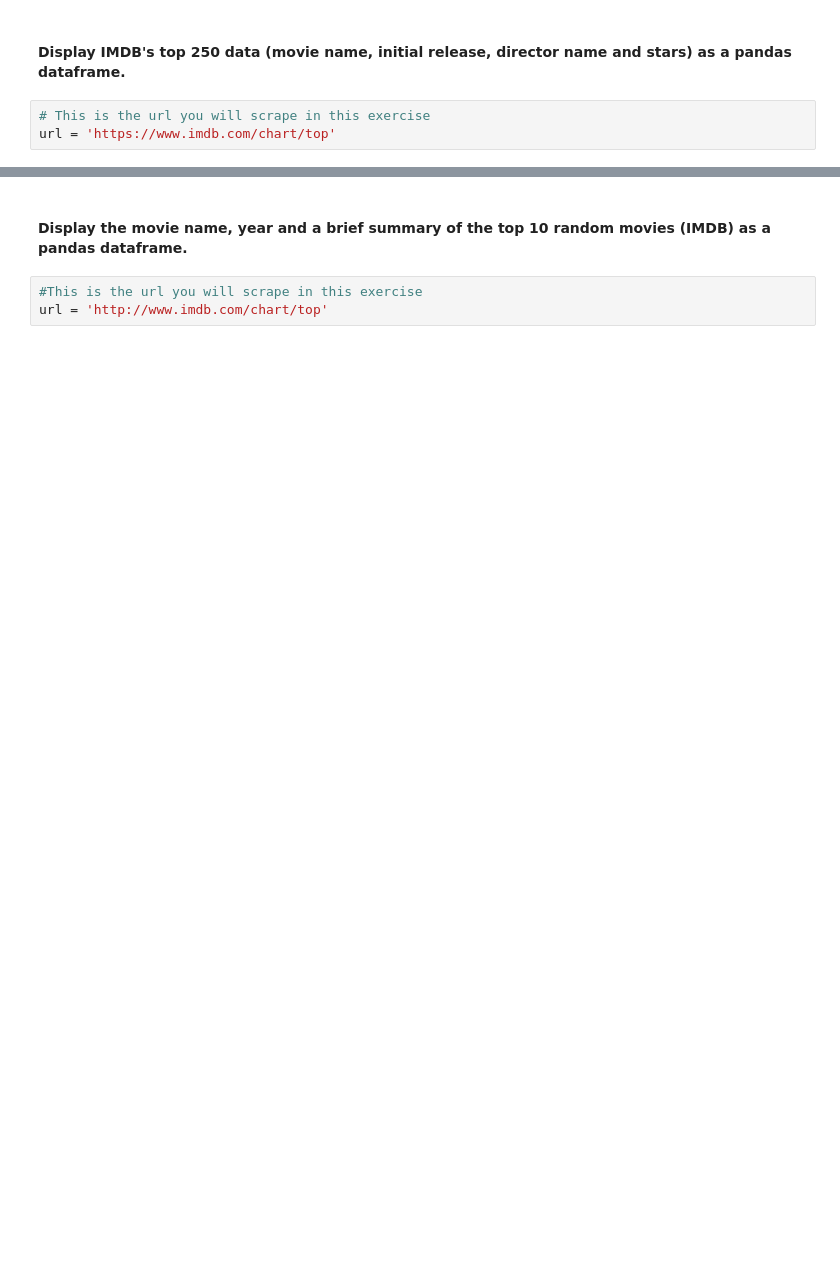
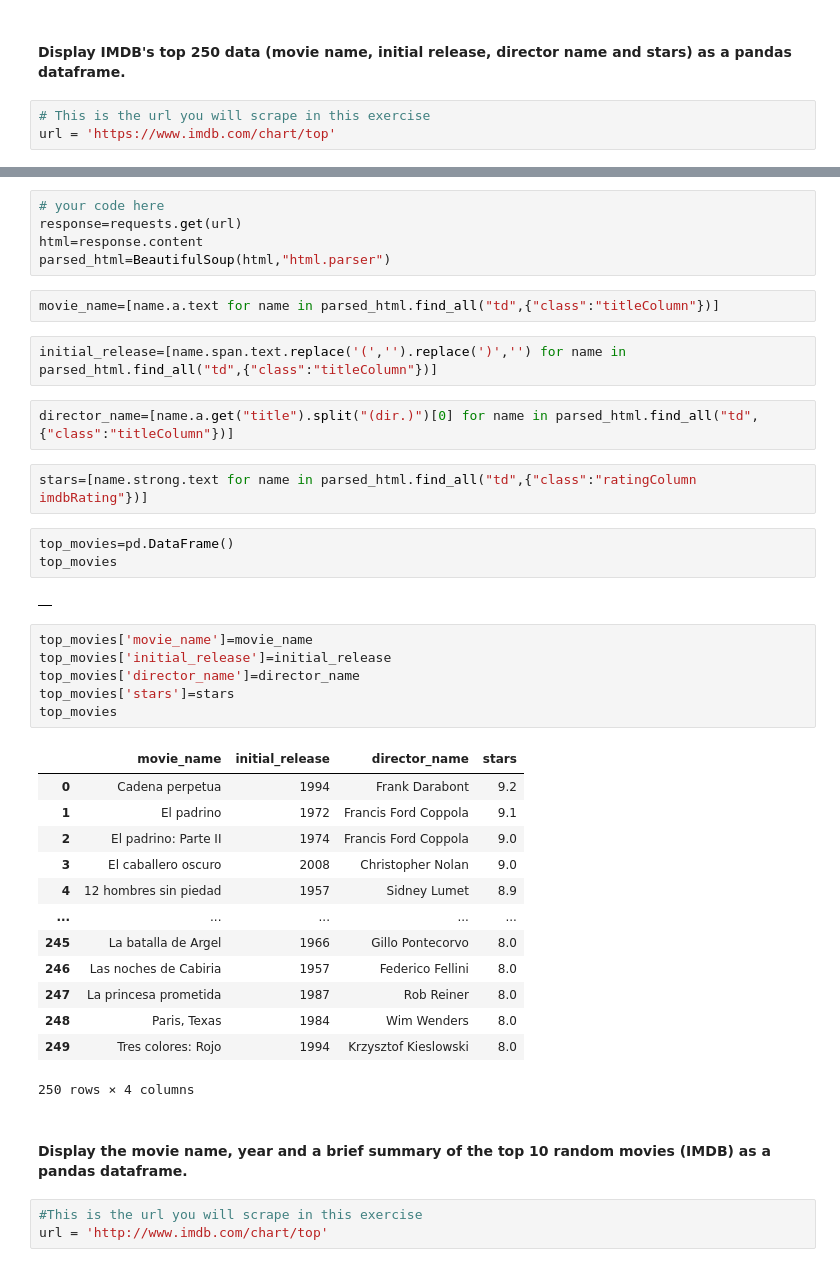
Before and after one commit to Malvagfr/dataptmad1121_labs, a Jupyter notebook: extra-work/m1/lab-web-scraping/your-code/main.ipynb, the cells around one changed output, grey strips where cells are left out. Cells and saved outputs as stored; diff of their text form; blank space fills up the shorter version.

```diff
--- a/extra-work/m1/lab-web-scraping/your-code/main.ipynb
+++ b/extra-work/m1/lab-web-scraping/your-code/main.ipynb
@@ -468,3 +466,41 @@ url = 'https://www.imdb.com/chart/top'
+# %%
+# your code here
+response=requests.get(url)
+html=response.content
+parsed_html=BeautifulSoup(html,"html.parser")
+# %%
+movie_name=[name.a.text for name in parsed_html.find_all("td",{"class":"titleColumn"})]
+# %%
+initial_release=[name.span.text.replace('(','').replace(')','') for name in parsed_html.find_all("td",{"class":"titleColumn"})]
+# %%
+director_name=[name.a.get("title").split("(dir.)")[0] for name in parsed_html.find_all("td",{"class":"titleColumn"})]
+# %%
+stars=[name.strong.text for name in parsed_html.find_all("td",{"class":"ratingColumn imdbRating"})]
+# %%
+top_movies=pd.DataFrame()
+top_movies
+# %% [output]
+|  |
+# %%
+top_movies['movie_name']=movie_name
+top_movies['initial_release']=initial_release
+top_movies['director_name']=director_name
+top_movies['stars']=stars
+top_movies
+# %% [output]
+|  | movie_name | initial_release | director_name | stars |
+| 0 | Cadena perpetua | 1994 | Frank Darabont | 9.2 |
+| 1 | El padrino | 1972 | Francis Ford Coppola | 9.1 |
+| 2 | El padrino: Parte II | 1974 | Francis Ford Coppola | 9.0 |
+| 3 | El caballero oscuro | 2008 | Christopher Nolan | 9.0 |
+| 4 | 12 hombres sin piedad | 1957 | Sidney Lumet | 8.9 |
+| ... | ... | ... | ... | ... |
+| 245 | La batalla de Argel | 1966 | Gillo Pontecorvo | 8.0 |
+| 246 | Las noches de Cabiria | 1957 | Federico Fellini | 8.0 |
+| 247 | La princesa prometida | 1987 | Rob Reiner | 8.0 |
+| 248 | Paris, Texas | 1984 | Wim Wenders | 8.0 |
+| 249 | Tres colores: Rojo | 1994 | Krzysztof Kieslowski | 8.0 |
+250 rows × 4 columns
 # %% [markdown]
 #### Display the movie name, year and a brief summary of the top 10 random movies (IMDB) as a pandas dataframe.
 # %%
```
Also changed, not shown: parts of 25 cells of this notebook.
